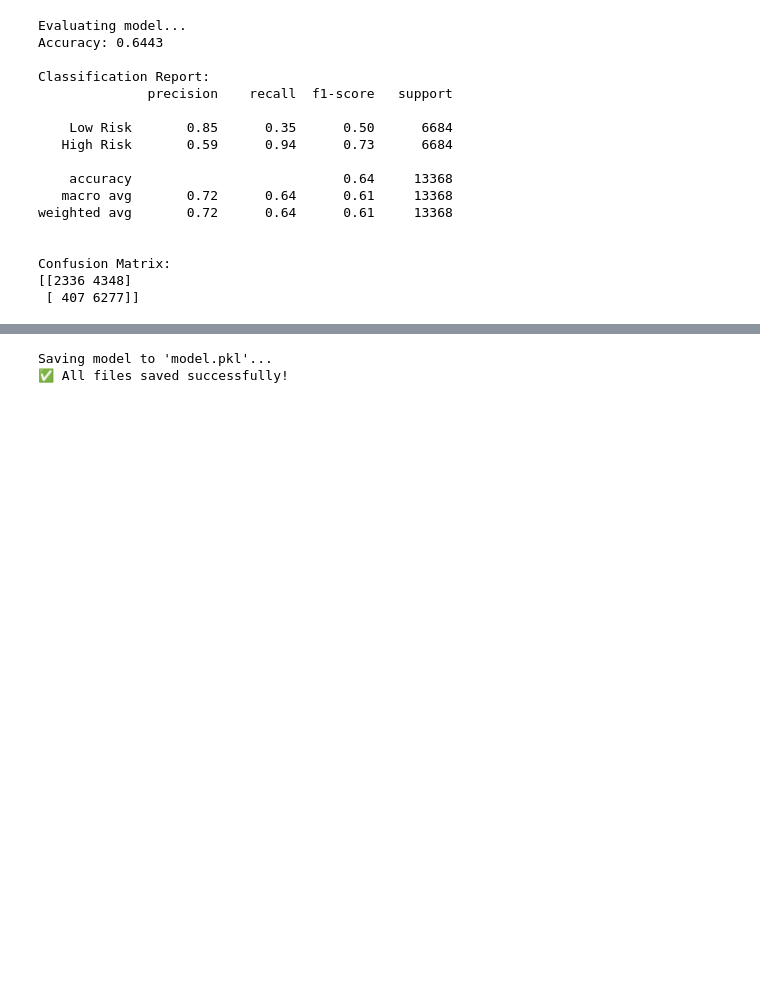
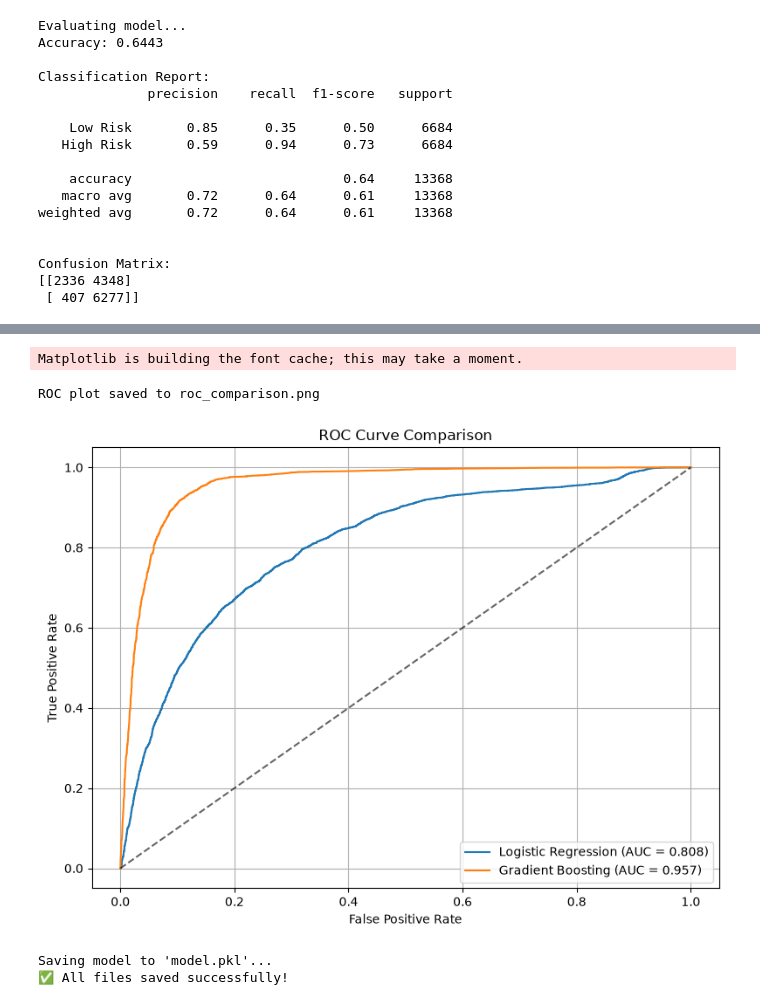
Before and after one commit to Tanmay4409/SME-Credit-Risk-Assessment-for-the-Unbanked-Using-Machine-Learning-MCA-, a Jupyter notebook: main.ipynb, the cells around one changed output, grey strips where cells are left out. Saved outputs shown, nothing was run; the diff lists cells and outputs as text; code cells hidden in the pictures; blank space fills up the shorter version.

```diff
--- a/main.ipynb
+++ b/main.ipynb
@@ -179,3 +223,32 @@ Confusion Matrix:
+# %%
+# Plot ROC curves for Logistic Regression and Gradient Boosting
+import matplotlib.pyplot as plt
+from sklearn.metrics import roc_curve, auc
+
+# compute ROC curves (uses y_proba from logistic and y_proba_gb from GB)
+fpr_lr, tpr_lr, _ = roc_curve(y_test, y_proba)
+fpr_gb, tpr_gb, _ = roc_curve(y_test, y_proba_gb)
+auc_lr = auc(fpr_lr, tpr_lr)
+auc_gb = auc(fpr_gb, tpr_gb)
+
+plt.figure(figsize=(8,6))
+plt.plot(fpr_lr, tpr_lr, label=f'Logistic Regression (AUC = {auc_lr:.3f})')
+plt.plot(fpr_gb, tpr_gb, label=f'Gradient Boosting (AUC = {auc_gb:.3f})')
+plt.plot([0,1], [0,1], 'k--', alpha=0.6)
+plt.xlabel('False Positive Rate')
+plt.ylabel('True Positive Rate')
+plt.title('ROC Curve Comparison')
+plt.legend(loc='lower right')
+plt.grid(True)
+plt.tight_layout()
+ROC_FILE = 'roc_comparison.png'
+plt.savefig(ROC_FILE)
+print(f'ROC plot saved to {ROC_FILE}')
+plt.show()
+# %% [output]
+Matplotlib is building the font cache; this may take a moment.
+ROC plot saved to roc_comparison.png
+[figure, added]
 # %%
 #  Save model
 print(f"Saving model to '{MODEL_FILE}'...")
```
Also changed, not shown: parts of 2 cells of this notebook, 6 other files.
